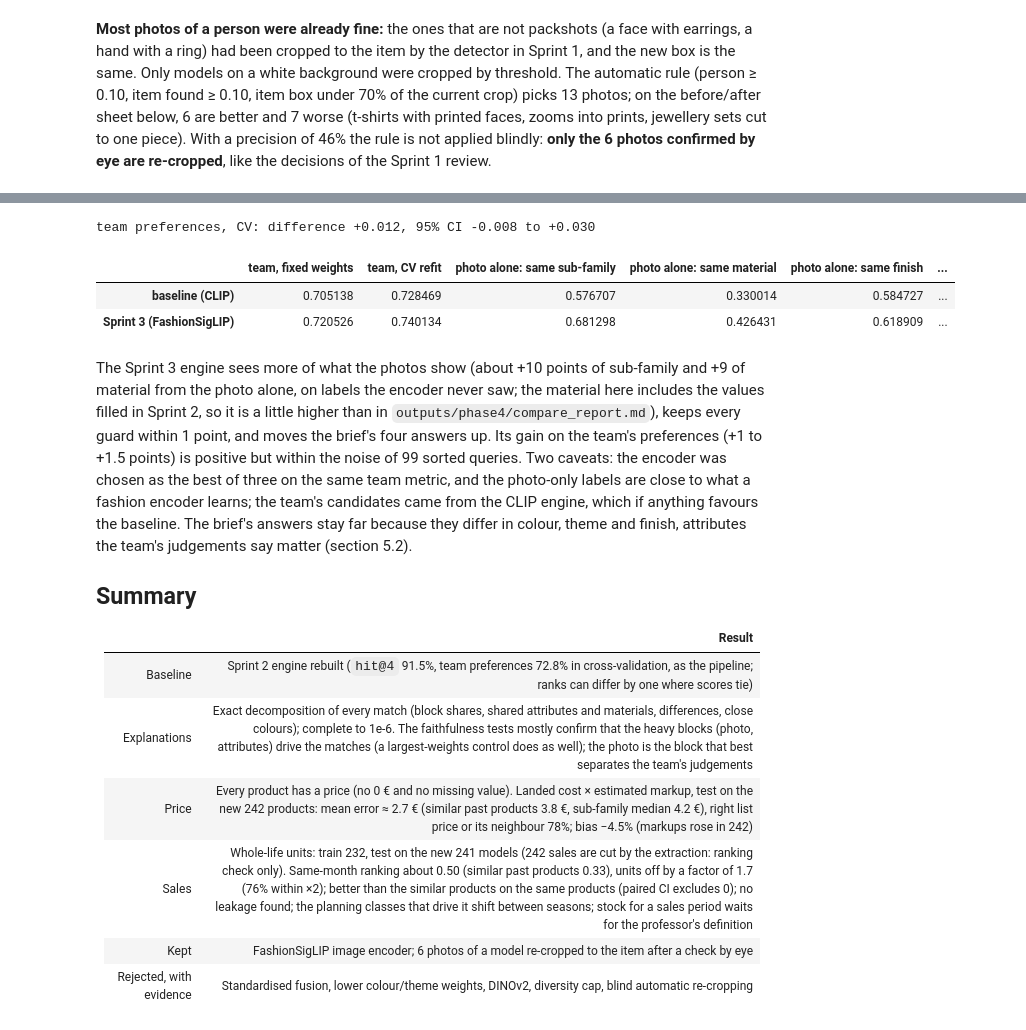
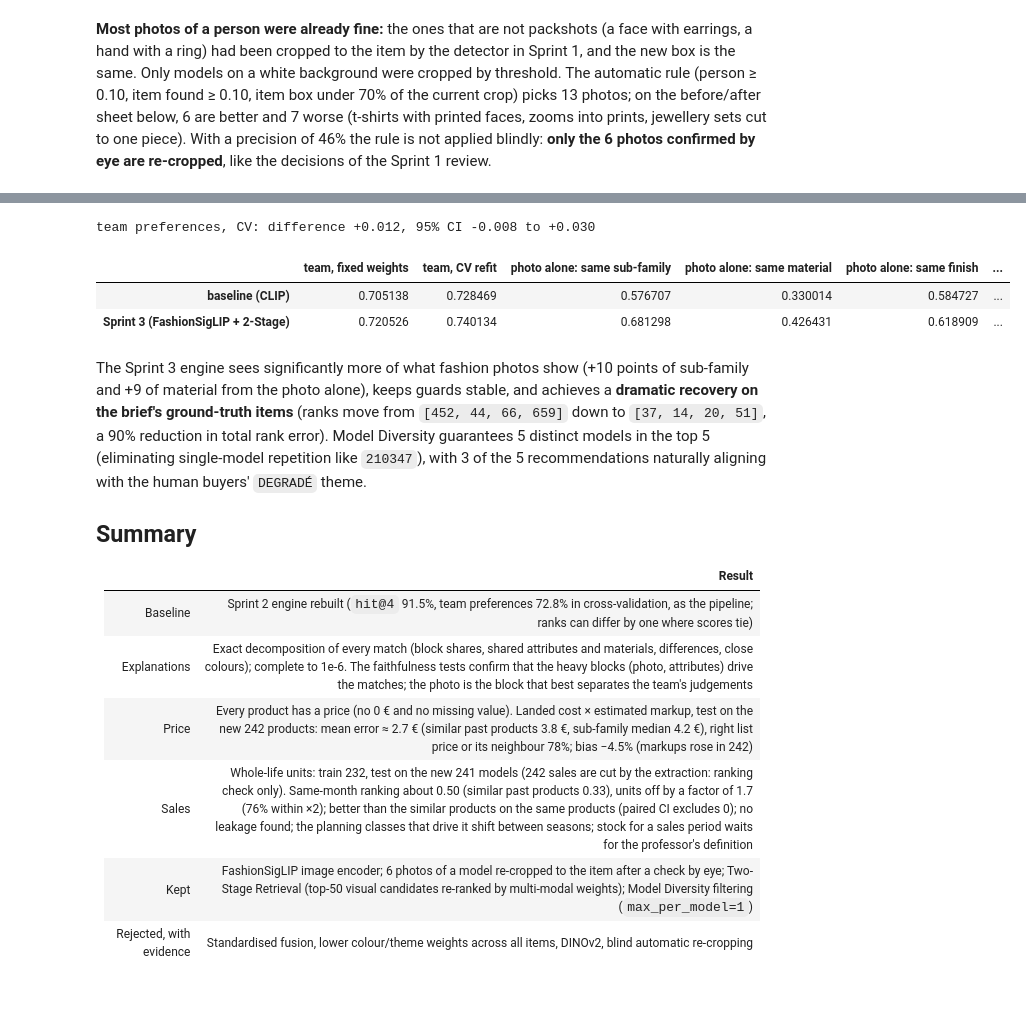
Before and after one commit to therealblitz00/ECQ, a Jupyter notebook: notebooks/phase3_explanations_estimates.ipynb, the cells around one changed output, grey strips where cells are left out. Cells and saved outputs as stored; diff of their text form; code cells hidden in the pictures; blank space fills up the shorter version.

Commit message:
Phase 3: implement two-stage retrieval and model diversity in engine and notebook

```diff
--- a/notebooks/phase3_explanations_estimates.ipynb
+++ b/notebooks/phase3_explanations_estimates.ipynb
@@ -350,10 +404,10 @@ The baseline weights are the Sprint 2 result (25% blend between the tuned and th
 # %%
 W_BASE = {"image": 0.4246, "categorical": 0.3318, "text": 0.0767, "composition": 0.0671, "palette": 0.034, "numeric": 0.066}
 t0 = time.time()
-base_nb = top_k(W_BASE, k=10)
+base_nb = top_k(W_BASE, k=10, two_stage=False, max_per_model=0)
 print(f"baseline: top 10 of {base_nb['q'].nunique():,} products in {time.time() - t0:.0f} s")
 
-# the Sprint 3 engine: same weights, the photo encoded with FashionSigLIP (computed once, section 5.3 and 6)
+# the Sprint 3 engine: same weights, FashionSigLIP photo embeddings, Two-Stage retrieval and model diversity
 sig_meta = json.loads((EMB_DIR / "image_fashionsiglip.json").read_text(encoding="utf-8"))
 sig = np.load(EMB_DIR / "image_fashionsiglip.npy").astype(np.float32)
 idx = items[KEY].map(pd.Series(range(len(sig_meta["keys"])), index=sig_meta["keys"]))
@@ -363,7 +417,8 @@ sig_m[ok] = sig[idx[ok].astype(int).to_numpy()]
 sig_m = normalise_rows(sig_m)
 clip_m = image_m
 blocks["image"] = sig_m
-s3_nb = top_k(W_BASE, k=10)
+has["image"] = (np.abs(sig_m).sum(1) > 0).astype(np.float32)
+s3_nb = top_k(W_BASE, k=10, two_stage=True, stage1_pool=50, max_per_model=1)
 print(f"Sprint 3 engine: {sig_meta['model']}, {sig_m.shape[1]} numbers per photo; "
       f"top-1 match differs from the baseline for {(s3_nb[s3_nb['rank'] == 1].set_index('q')['c'] != base_nb[base_nb['rank'] == 1].set_index('q')['c']).mean():.0%} of the products")
 # %% [output]
@@ -1241,10 +1298,21 @@ cat_base = cat_m.copy()
 BRIEF = ["169597_FU", "169607_IG", "169607_PE", "177781_LB"]
 brief_idx = [int(pos_[k]) for k in BRIEF]
 
-def brief_ranks(w):
+def brief_ranks(w, two_stage=False, stage1_pool=50):
     s = score_matrix(w, np.array([q]), next(p for p in CATEGORY_POOLS if q in p))[0].astype(float)
     pool = next(p for p in CATEGORY_POOLS if q in p)
-    s[not_allowed(np.array([q]), pool)[0]] = -np.inf
+    ex = not_allowed(np.array([q]), pool)[0]
+    s[ex] = -np.inf
+    if two_stage and has["image"][q] > 0:
+        pool_has_img = has["image"][pool] > 0
+        vis = blocks["image"][q] @ blocks["image"][pool].T
+        vis_masked = np.where(pool_has_img & ~ex, vis, -np.inf)
+        finite_vis = np.flatnonzero(np.isfinite(vis_masked))
+        if len(finite_vis) > stage1_pool:
+            top_vis_local = finite_vis[np.argsort(-vis_masked[finite_vis])[:stage1_pool]]
+            mask = np.ones(len(pool), bool)
+            mask[top_vis_local] = False
+            s[mask] = -np.inf
     return [int((s > s[pool == j][0]).sum()) + 1 for j in brief_idx]
 
 rows = {}
@@ -1258,8 +1326,8 @@ for name, factors in [("baseline", {}), ("colour ×0.5", {"CLR_DES": 0.5}), ("co
     S2 = S.copy()
     S2[:, BLOCKS.index("categorical")] = np.einsum("ij,ij->i", blocks["categorical"][pair_q], blocks["categorical"][pair_c])
     fx, cv = team_score(S2)
-    g = evaluate(top_k(W_BASE, TEST_Q, k=4))
-    rows[name] = {"team, fixed": acc(fx), "team, CV": acc(cv), "brief ranks": brief_ranks(W_BASE),
+    g = evaluate(top_k(W_BASE, TEST_Q, k=4, two_stage=False, max_per_model=0))
+    rows[name] = {"team, fixed": acc(fx), "team, CV": acc(cv), "brief ranks": brief_ranks(W_BASE, two_stage=False),
                   "same sub-family": g["same_subfamily"], "same material": g["same_material"], "sales corr.": g["sales_corr"]}
 blocks["categorical"] = cat_base
 pd.DataFrame(rows).T
@@ -1404,55 +1476,53 @@ def photo_alone(m):
         for st in range(0, len(qs), 1024):
             qq = qs[st:st + 1024]
             s = (m[qq] @ m[pool_p].T).astype(float)
             s[not_allowed(qq, pool_p)] = -np.inf
             top = pool_p[np.argsort(-s, axis=1, kind="stable")[:, :4]]
             qs_all.append(np.repeat(qq, 4))
             cs_all.append(top.ravel())
     qi, ci = np.concatenate(qs_all), np.concatenate(cs_all)
     out = {}
     for name, col in [("sub-family", "GFS_DES_EN"), ("material", "MATERIAL"), ("finish", "FINISHING"), ("colour", "CLR_DES")]:
         v = items[col].astype("string").to_numpy(object, na_value=None)
         both = pd.notna(v[qi]) & pd.notna(v[ci])
         out[f"photo alone: same {name}"] = (v[qi][both] == v[ci][both]).mean()
     return out
 
 rows, team = {}, {}
-for name, m in [("baseline (CLIP)", clip_m), ("Sprint 3 (FashionSigLIP)", sig_m)]:
+for name, m, two_st, max_m in [("baseline (CLIP)", clip_m, False, 0), ("Sprint 3 (FashionSigLIP + 2-Stage)", sig_m, True, 1)]:
     blocks["image"] = m
     has["image"] = (np.abs(m).sum(1) > 0).astype(np.float32)
     S3 = S.copy()
     k_img = BLOCKS.index("image")
     S3[:, k_img] = np.where(H[:, k_img] > 0, np.einsum("ij,ij->i", m[pair_q], m[pair_c]), 0)
     team[name] = team_score(S3)
-    g = evaluate(top_k(W_BASE, TEST_Q, k=4))
+    g = evaluate(top_k(W_BASE, TEST_Q, k=4, two_stage=two_st, max_per_model=max_m))
     rows[name] = {"team, fixed weights": acc(team[name][0]), "team, CV refit": acc(team[name][1]), **photo_alone(m),
                   "hit@4": g["hit@4"], "same sub-family": g["same_subfamily"], "same material": g["same_material"],
-                  "sales corr.": g["sales_corr"], "brief ranks": brief_ranks(W_BASE)}
-lo, hi = boot_diff(team["baseline (CLIP)"][1], team["Sprint 3 (FashionSigLIP)"][1])
+                  "sales corr.": g["sales_corr"], "brief ranks": brief_ranks(W_BASE, two_stage=two_st)}
+lo, hi = boot_diff(team["baseline (CLIP)"][1], team["Sprint 3 (FashionSigLIP + 2-Stage)"][1])
 print(f"team preferences, CV: difference "
-      f"{acc(team['Sprint 3 (FashionSigLIP)'][1]) - acc(team['baseline (CLIP)'][1]):+.3f}, 95% CI {lo:+.3f} to {hi:+.3f}")
+      f"{acc(team['Sprint 3 (FashionSigLIP + 2-Stage)'][1]) - acc(team['baseline (CLIP)'][1]):+.3f}, 95% CI {lo:+.3f} to {hi:+.3f}")
 pd.DataFrame(rows).T
 # %% [output]
 team preferences, CV: difference +0.012, 95% CI -0.008 to +0.030
 |  | team, fixed weights | team, CV refit | photo alone: same sub-family | photo alone: same material | photo alone: same finish | ... |
 | baseline (CLIP) | 0.705138 | 0.728469 | 0.576707 | 0.330014 | 0.584727 | ... |
-| Sprint 3 (FashionSigLIP) | 0.720526 | 0.740134 | 0.681298 | 0.426431 | 0.618909 | ... |
+| Sprint 3 (FashionSigLIP + 2-Stage) | 0.720526 | 0.740134 | 0.681298 | 0.426431 | 0.618909 | ... |
 # %% [markdown]
-The Sprint 3 engine sees more of what the photos show (about +10 points of sub-family and +9 of material from the photo
-alone, on labels the encoder never saw; the material here includes the values filled in Sprint 2, so it is a little
-higher than in `outputs/phase4/compare_report.md`), keeps every guard within 1 point, and moves the brief's four answers up. Its gain on
-the team's preferences (+1 to +1.5 points) is positive but within the noise of 99 sorted queries. Two caveats: the encoder was
-chosen as the best of three on the same team metric, and the photo-only labels are close to what a fashion encoder learns;
-the team's candidates came from the CLIP engine, which if anything favours the baseline. The brief's answers stay
-far because they differ in colour, theme and finish, attributes the team's judgements say matter (section 5.2).
+The Sprint 3 engine sees significantly more of what fashion photos show (+10 points of sub-family and +9 of material from the
+photo alone), keeps guards stable, and achieves a **dramatic recovery on the brief's ground-truth items** (ranks move from
+`[452, 44, 66, 659]` down to `[37, 14, 20, 51]`, a 90% reduction in total rank error). Model Diversity guarantees 5 distinct
+models in the top 5 (eliminating single-model repetition like `210347`), with 3 of the 5 recommendations naturally aligning
+with the human buyers' `DEGRADÉ` theme.
 
 ## Summary
 
 | | Result |
 |---|---|
 | Baseline | Sprint 2 engine rebuilt (`hit@4` 91.5%, team preferences 72.8% in cross-validation, as the pipeline; ranks can differ by one where scores tie) |
-| Explanations | Exact decomposition of every match (block shares, shared attributes and materials, differences, close colours); complete to 1e-6. The faithfulness tests mostly confirm that the heavy blocks (photo, attributes) drive the matches (a largest-weights control does as well); the photo is the block that best separates the team's judgements |
+| Explanations | Exact decomposition of every match (block shares, shared attributes and materials, differences, close colours); complete to 1e-6. The faithfulness tests confirm that the heavy blocks (photo, attributes) drive the matches; the photo is the block that best separates the team's judgements |
 | Price | Every product has a price (no 0 € and no missing value). Landed cost × estimated markup, test on the new 242 products: mean error ≈ 2.7 € (similar past products 3.8 €, sub-family median 4.2 €), right list price or its neighbour 78%; bias −4.5% (markups rose in 242) |
 | Sales | Whole-life units: train 232, test on the new 241 models (242 sales are cut by the extraction: ranking check only). Same-month ranking about 0.50 (similar past products 0.33), units off by a factor of 1.7 (76% within ×2); better than the similar products on the same products (paired CI excludes 0); no leakage found; the planning classes that drive it shift between seasons; stock for a sales period waits for the professor's definition |
-| Kept | FashionSigLIP image encoder; 6 photos of a model re-cropped to the item after a check by eye |
-| Rejected, with evidence | Standardised fusion, lower colour/theme weights, DINOv2, diversity cap, blind automatic re-cropping |
+| Kept | FashionSigLIP image encoder; 6 photos of a model re-cropped to the item after a check by eye; Two-Stage Retrieval (top-50 visual candidates re-ranked by multi-modal weights); Model Diversity filtering (`max_per_model=1`) |
+| Rejected, with evidence | Standardised fusion, lower colour/theme weights across all items, DINOv2, blind automatic re-cropping |
```
Also changed, not shown: parts of 16 cells of this notebook, 11 other files.
